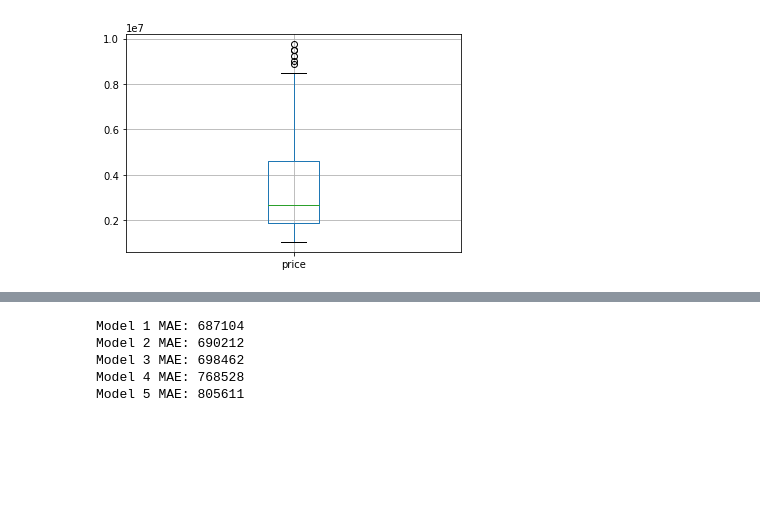
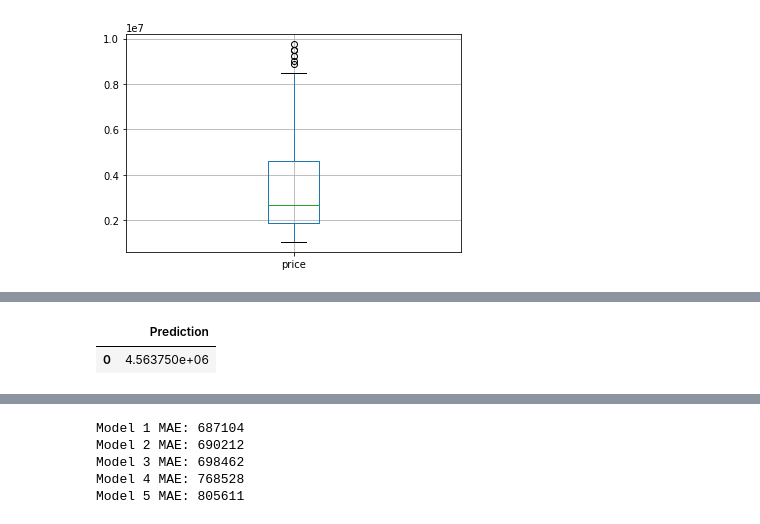
Before and after one commit to andrebestrada/Machine-Learning-Final-Project, a Jupyter notebook: Model/First_Model - Classification models.ipynb, the cells around one changed output, grey strips where cells are left out. Cells and saved outputs as stored; diff of their text form; code cells hidden in the pictures; blank space fills up the shorter version.

```diff
--- a/Model/First_Model - Classification models.ipynb
+++ b/Model/First_Model - Classification models.ipynb
@@ -295,3 +450,12 @@ results
+# %%
+# model.predict(input_prediction)
+prediction_result = model.predict(input_prediction)
+
+results = pd.DataFrame({'Prediction':prediction_result[0]},index=[0])
+results
+# %% [output]
+|  | Prediction |
+| 0 | 4.563750e+06 |
 # %%
 national_data['Estado'].unique()
 # %% [output]
```
Also changed, not shown: parts of 21 cells of this notebook, 13 other files.
